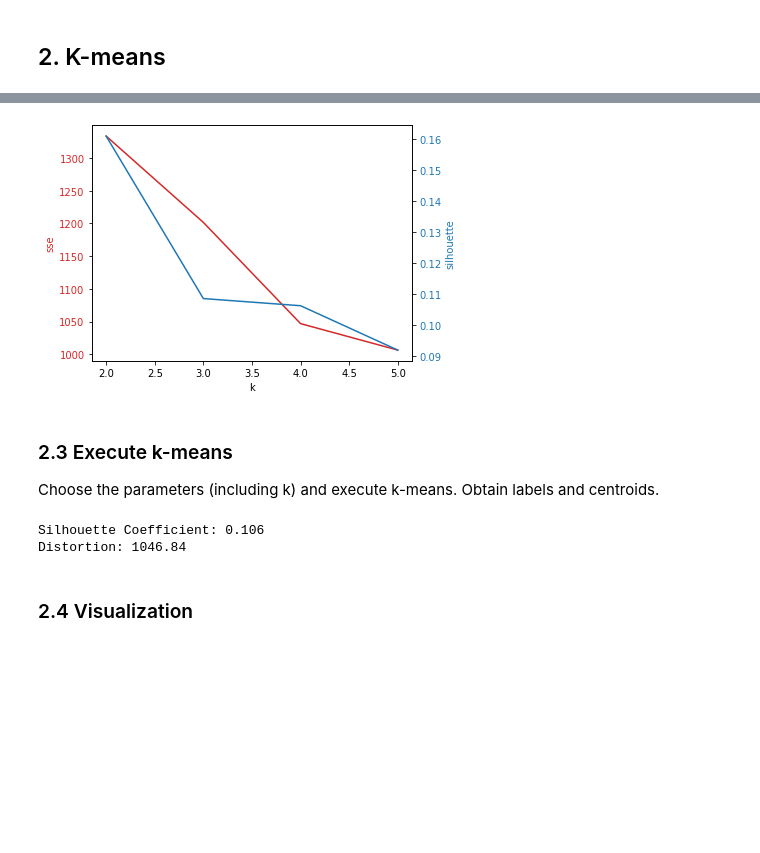
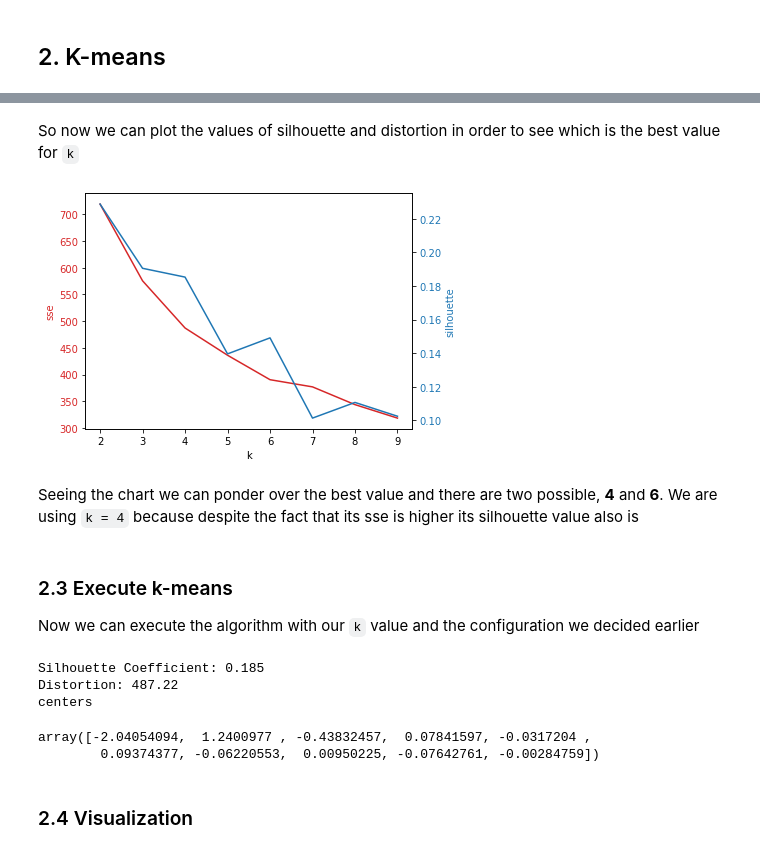
Before and after one commit to JavierVillarAsensio/Machine-Learning-Techniques_DiazRedondoVillar, a Jupyter notebook: Copia_de_ML2022_Unsupervised_Learning_of_the_World_Cup_2022.ipynb, the cells around one changed output, grey strips where cells are left out. Cells and saved outputs as stored; diff of their text form; code cells hidden in the pictures; blank space fills up the shorter version.

```diff
--- a/Copia_de_ML2022_Unsupervised_Learning_of_the_World_Cup_2022.ipynb
+++ b/Copia_de_ML2022_Unsupervised_Learning_of_the_World_Cup_2022.ipynb
@@ -90,7 +90,7 @@ included
  'goals-xG_total',
  'xg_per_shot_average']
 # %%
-df_1 = df_1[included]
+df_1 = df[included]
 df_1.dropna()
 df_1.head()
 # %% [output]
@@ -211,6 +229,6 @@ Two alternatives as data source:
 # %%
-init = 'random' # initialization method
-iterations = 10
+init = 'random'
+iterations = 25
 max_iter = 300
 tol = 1e-04
-random_state = 0
+seed = 0
@@ -225,50 +249,59 @@ from sklearn import metrics
 distortions = []
 silhouettes = []
 
-for i in range(2, 6):
-    km = KMeans(n_clusters = i, init = init, n_init = iterations ,max_iter= max_iter, tol = tol,random_state = random_state)
+for i in range(2, 10):
+    km = KMeans(n_clusters = i, init = init, n_init = iterations ,max_iter= max_iter, tol = tol,random_state = seed)
     labels = km.fit_predict(X_pca)
     distortions.append(km.inertia_)
     silhouettes.append(metrics.silhouette_score(X_pca, labels))
+# %% [markdown]
+So now we can plot the values of silhouette and distortion in order to see which is the best value for `k`
 # %%
 import matplotlib.pyplot as plt
 
-x = [i for i in range(2,6)]
+x = [i for i in range(2,10)]
 fig, ax1 = plt.subplots()
 
 color = 'tab:red'
 ax1.set_xlabel('k')
 ax1.set_ylabel('sse', color=color)
 ax1.plot(x, distortions, color=color)
 ax1.tick_params(axis='y', labelcolor=color)
 
 ax2 = ax1.twinx()  # instantiate a second axes that shares the same x-axis
 
 color = 'tab:blue'
 ax2.set_ylabel('silhouette', color=color)  # we already handled the x-label with ax1
 ax2.plot(x, silhouettes, color=color)
 ax2.tick_params(axis='y', labelcolor=color)
 
 fig.tight_layout()  # otherwise the right y-label is slightly clipped
 plt.show()
 # %% [output]
-[figure, old version]
+[figure, new version]
-# %% [markdown]
-### 2.3 Execute k-means
-
-Choose the parameters (including k) and execute k-means. Obtain labels and centroids.
+# %% [markdown]
+Seeing the chart we can ponder over the best value and there are two possible, **4** and **6**. We are using `k = 4` because despite the fact that its sse is higher its silhouette value also is
+# %% [markdown]
+### 2.3 Execute k-means
+
+Now we can execute the algorithm with our `k` value and the configuration we decided earlier
 # %%
 k = 4
 km = KMeans(n_clusters = k, init = init, n_init = iterations ,
-            max_iter= max_iter, tol = tol, random_state = random_state)
-labels = km.fit_predict(X_pca)
+            max_iter= max_iter, tol = tol, random_state = seed)
+labels = km.fit(X_pca)
 print("Silhouette Coefficient: %0.3f"
-      % metrics.silhouette_score(X_pca, labels))
+      % metrics.silhouette_score(X_pca, labels.labels_))
 
 print('Distortion: %.2f' % km.inertia_)
+print('centers')
+labels.cluster_centers_[1]
 # %% [output]
-Silhouette Coefficient: 0.106
-Distortion: 1046.84
+Silhouette Coefficient: 0.185
+Distortion: 487.22
+centers
+array([-2.04054094,  1.2400977 , -0.43832457,  0.07841597, -0.0317204 ,
+        0.09374377, -0.06220553,  0.00950225, -0.07642761, -0.00284759])
 # %% [markdown]
 ### 2.4 Visualization
 # %% [markdown]
```
Also changed, not shown: parts of 26 cells of this notebook.
